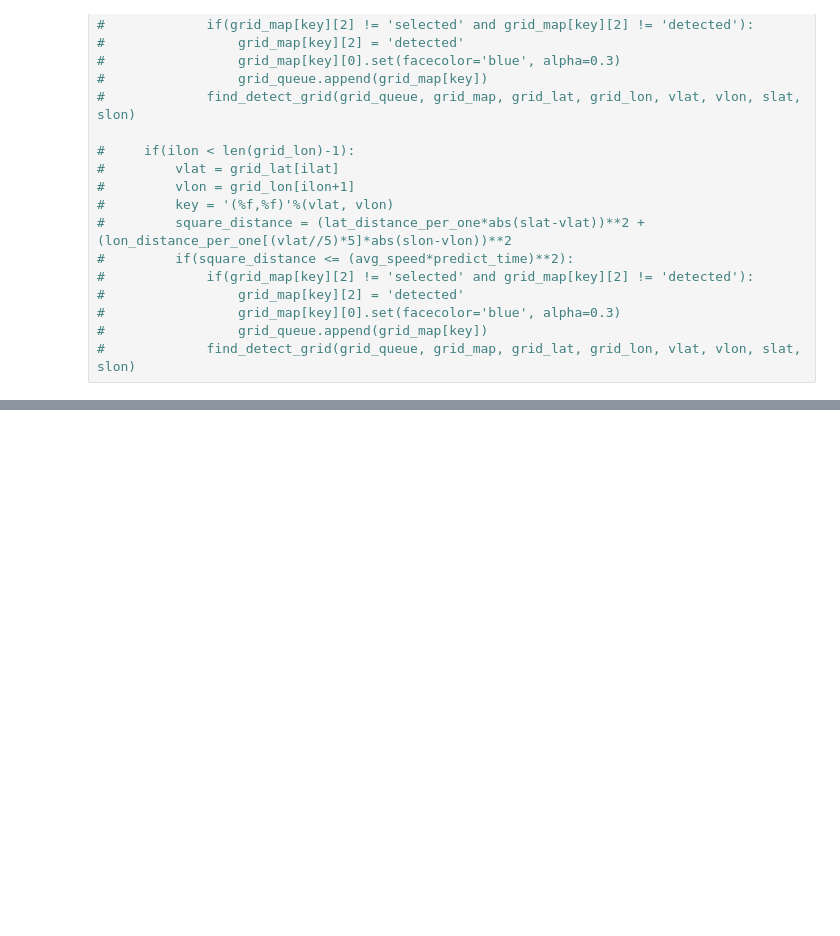
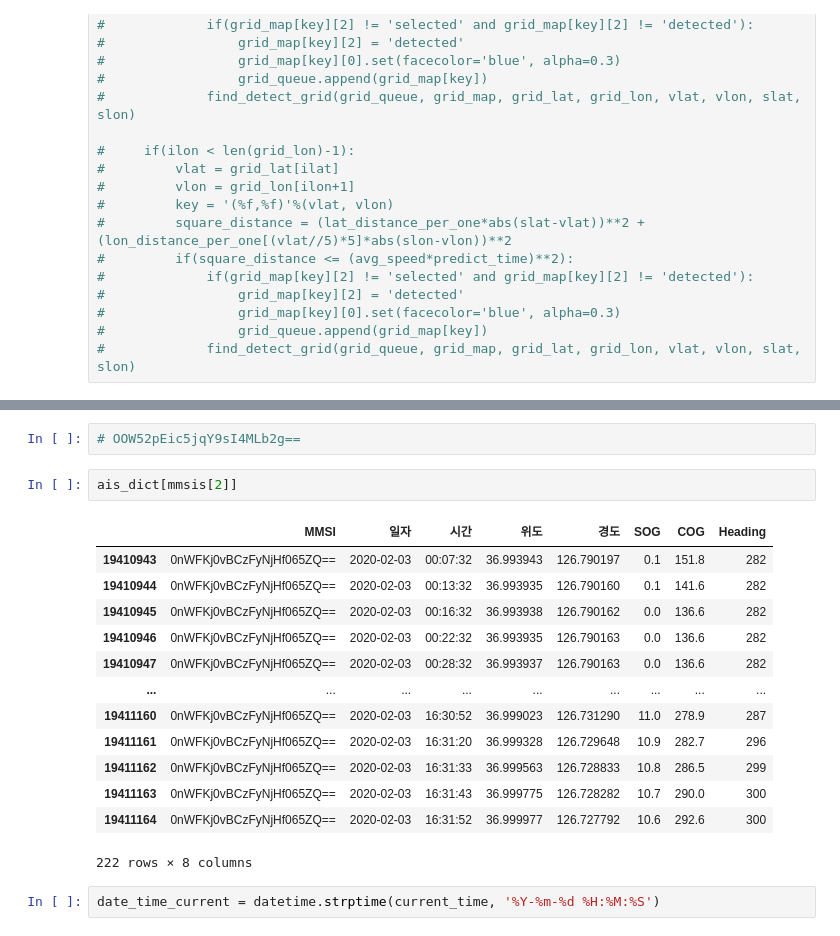
Before and after one commit to Predicting-marine-traffic-conditions/Predict-Maritime-Congestion_Sol2, a Jupyter notebook: PredictMaineCongestion.ipynb, the cells around one changed output, grey strips where cells are left out. Drawn from its saved outputs; the diff is of its cells as text; blank space fills up the shorter version.

```diff
--- a/PredictMaineCongestion.ipynb
+++ b/PredictMaineCongestion.ipynb
@@ -486,0 +488,20 @@ LSTM columns - 각 Grid에 대한 정보 (멀리있는 Grid부터 입력)
+# %%
+# OOW52pEic5jqY9sI4MLb2g==
+# %%
+ais_dict[mmsis[2]]
+# %% [output]
+|  | MMSI | 일자 | 시간 | 위도 | 경도 | SOG | COG | Heading |
+| 19410943 | 0nWFKj0vBCzFyNjHf065ZQ== | 2020-02-03 | 00:07:32 | 36.993943 | 126.790197 | 0.1 | 151.8 | 282 |
+| 19410944 | 0nWFKj0vBCzFyNjHf065ZQ== | 2020-02-03 | 00:13:32 | 36.993935 | 126.790160 | 0.1 | 141.6 | 282 |
+| 19410945 | 0nWFKj0vBCzFyNjHf065ZQ== | 2020-02-03 | 00:16:32 | 36.993938 | 126.790162 | 0.0 | 136.6 | 282 |
+| 19410946 | 0nWFKj0vBCzFyNjHf065ZQ== | 2020-02-03 | 00:22:32 | 36.993935 | 126.790163 | 0.0 | 136.6 | 282 |
+| 19410947 | 0nWFKj0vBCzFyNjHf065ZQ== | 2020-02-03 | 00:28:32 | 36.993937 | 126.790163 | 0.0 | 136.6 | 282 |
+| ... | ... | ... | ... | ... | ... | ... | ... | ... |
+| 19411160 | 0nWFKj0vBCzFyNjHf065ZQ== | 2020-02-03 | 16:30:52 | 36.999023 | 126.731290 | 11.0 | 278.9 | 287 |
+| 19411161 | 0nWFKj0vBCzFyNjHf065ZQ== | 2020-02-03 | 16:31:20 | 36.999328 | 126.729648 | 10.9 | 282.7 | 296 |
+| 19411162 | 0nWFKj0vBCzFyNjHf065ZQ== | 2020-02-03 | 16:31:33 | 36.999563 | 126.728833 | 10.8 | 286.5 | 299 |
+| 19411163 | 0nWFKj0vBCzFyNjHf065ZQ== | 2020-02-03 | 16:31:43 | 36.999775 | 126.728282 | 10.7 | 290.0 | 300 |
+| 19411164 | 0nWFKj0vBCzFyNjHf065ZQ== | 2020-02-03 | 16:31:52 | 36.999977 | 126.727792 | 10.6 | 292.6 | 300 |
+222 rows × 8 columns
+# %%
+date_time_current = datetime.strptime(current_time, '%Y-%m-%d %H:%M:%S')
```
Also changed, not shown: parts of 14 cells of this notebook, 1 other file.
